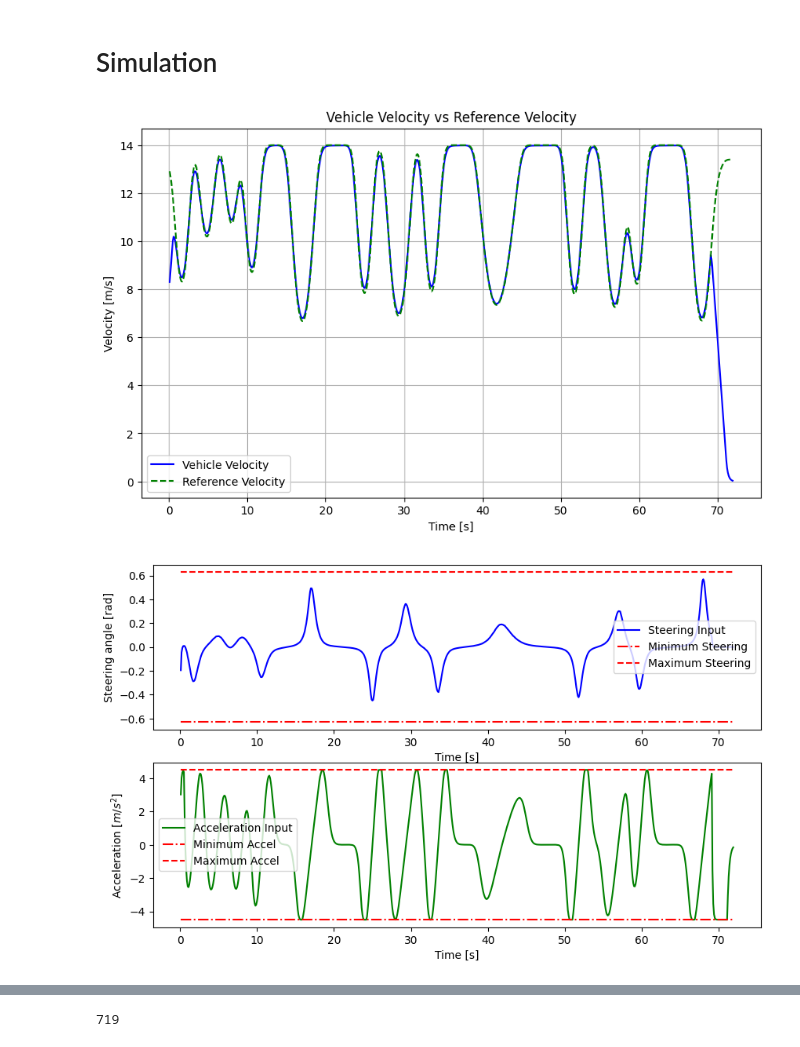
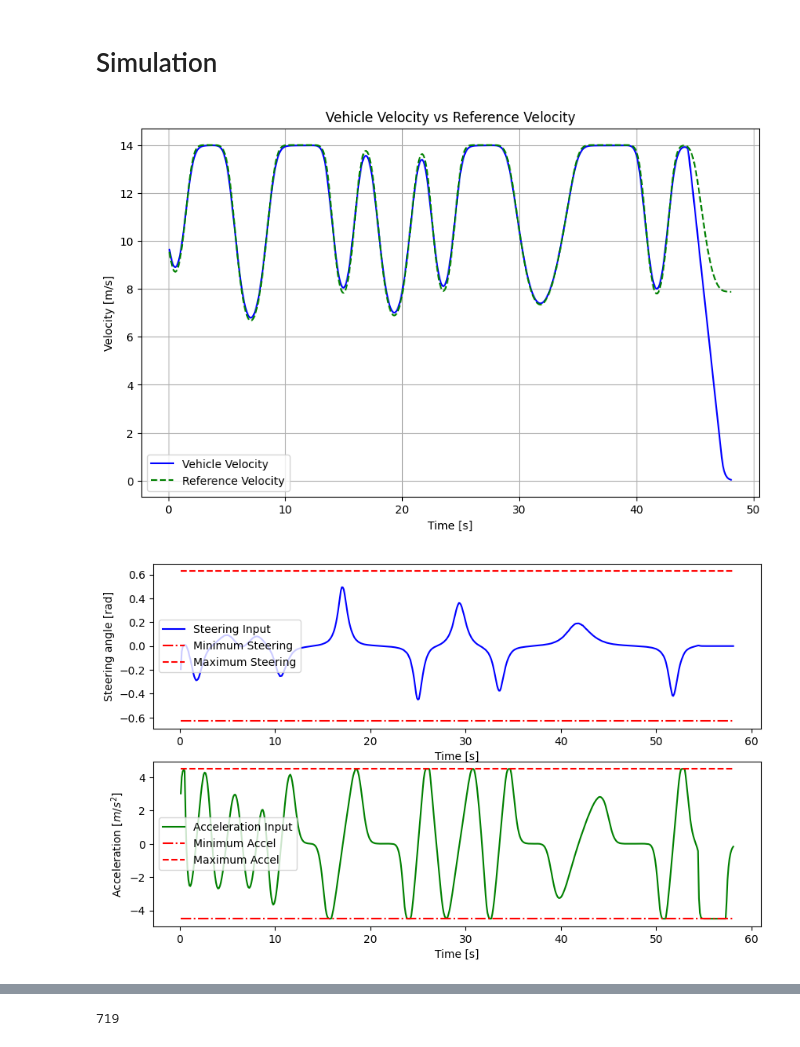
Before and after one commit to lucjer/mpc_project, a Jupyter notebook: vehicle_dynamics/path_following_example.ipynb, the cells around one changed output, grey strips where cells are left out. Cells and saved outputs as stored; diff of their text form; code cells hidden in the pictures.

```diff
--- a/vehicle_dynamics/path_following_example.ipynb
+++ b/vehicle_dynamics/path_following_example.ipynb
@@ -32,7 +43,7 @@ import vehicle_dynamics.path_follower as pf
 # Path Definition and Visualization
 # %%
 # Definition of sample path
-x_ref = np.linspace(0, 150 * np.pi, 1000)
+x_ref = np.linspace(0, 125 * np.pi, 1000)
 y_ref = np.sin(x_ref/40 * np.pi ) * 20 - np.sin(x_ref/70 * np.pi ) * 20 + np.cos(x_ref/30 * np.pi ) * 10 + np.sin(x_ref/80 * np.pi ) * 30
 
 
@@ -107,8 +118,8 @@ while not stopping_condition:
     # Stop the simulation when the vehicle reaches the end of the path
     stopping_condition = path_follower.stopping and current_state[3]<0.05
     debug = False
-    if n_sim % 25 == 0:
-        debug = False
+    if n_sim % 150 == 0:
+        debug = True
 
     # Compute optimal input and step the simulation
     optimal_input = path_follower.compute_optimal_input(current_state, debug=debug)
@@ -129,36 +140,43 @@ while not stopping_condition:
     reference_velocities.append(path_follower.trajectory['v'][closest_index])
 
     # Plot fetched trajectory and input comparison
-    if debug:
+    if debug and not path_follower.stopping:
         path_follower.plot_fetched_trajectory_and_input(current_state, optimal_input, n_sim)
         input()
 
     n_sim += 1
 # %%
-# Prepare states and inputs for plotting
+# Ensure the 'simulations' directory exists
+output_dir = 'simulations'
+if not os.path.exists(output_dir):
+    os.makedirs(output_dir)
+
+# Prepare states and inputs for plotting - Velocity Tracking
 x_traj = [state_history[i][0] for i in range(n_sim)]
 y_traj = [state_history[i][1] for i in range(n_sim)]
 theta_traj = [state_history[i][2] for i in range(n_sim)]
 v_traj = [state_history[i][3] for i in range(n_sim)]
 
 delta_input = [inp[0] for inp in input_history]
 acc_input = [inp[1] for inp in input_history]
 
 
 plt.figure(figsize=(10, 6))
 plt.plot(t_sim[1:], vehicle_velocities, label='Vehicle Velocity', color='blue')
 plt.plot(t_sim[1:], reference_velocities, label='Reference Velocity', color='green', linestyle='--')
 plt.title("Vehicle Velocity vs Reference Velocity")
 plt.xlabel("Time [s]")
 plt.ylabel("Velocity [m/s]")
 plt.legend()
 
 plt.grid(True)
 plt.savefig('simulations/velocity_comparison.pdf')
 plt.show()
 # %% [output]
-[figure, old version]
+[figure, new version]
 # %%
+# Prepare states and inputs for plotting - Control input history
+
 plt.figure(figsize=(10, 6))
 plt.subplot(2, 1, 1)
 plt.plot(t_sim[1:], delta_input, label='Steering Input', color='blue')
@@ -180,5 +198,5 @@ plt.savefig('simulations/input_comparison.pdf')
 plt.legend(loc='best')
 plt.show()
 # %% [output]
-[figure, old version]
+[figure, new version]
 # %%
```
Also changed, not shown: parts of 3 cells of this notebook, 1 other file.
